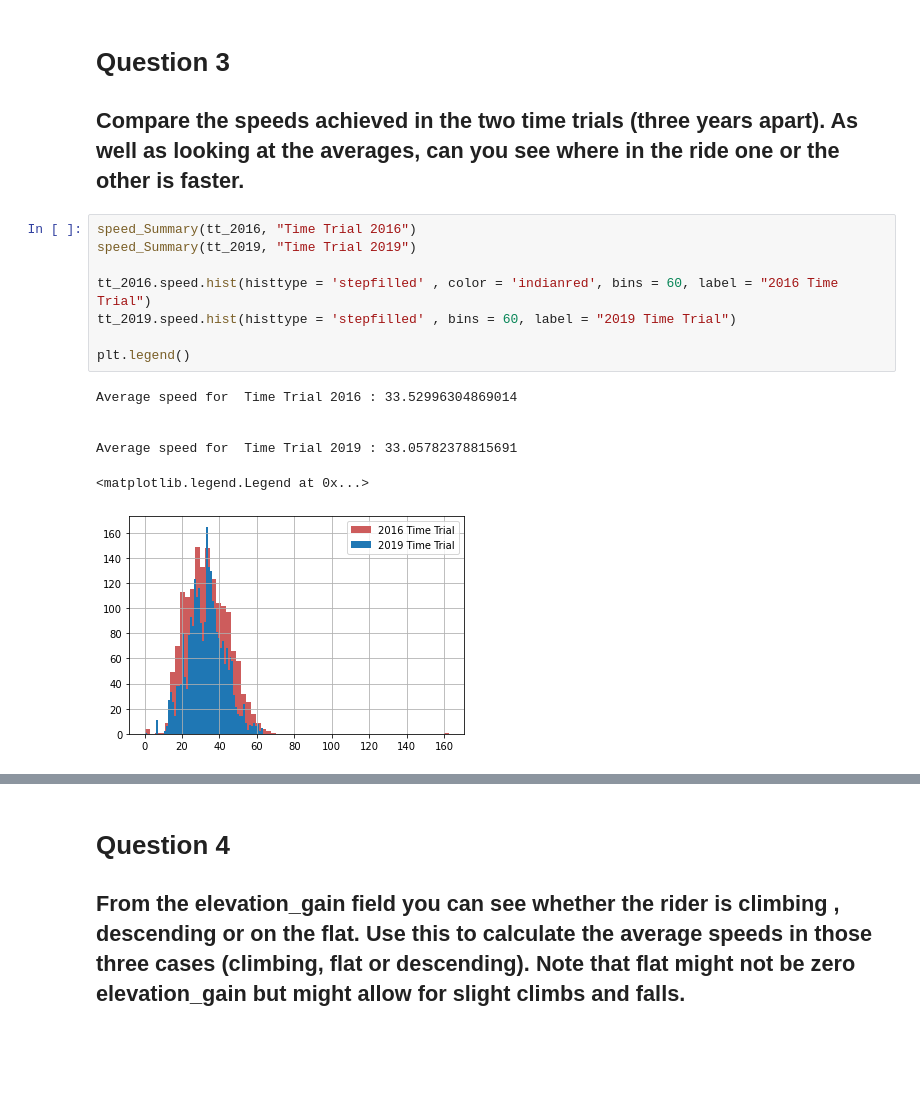
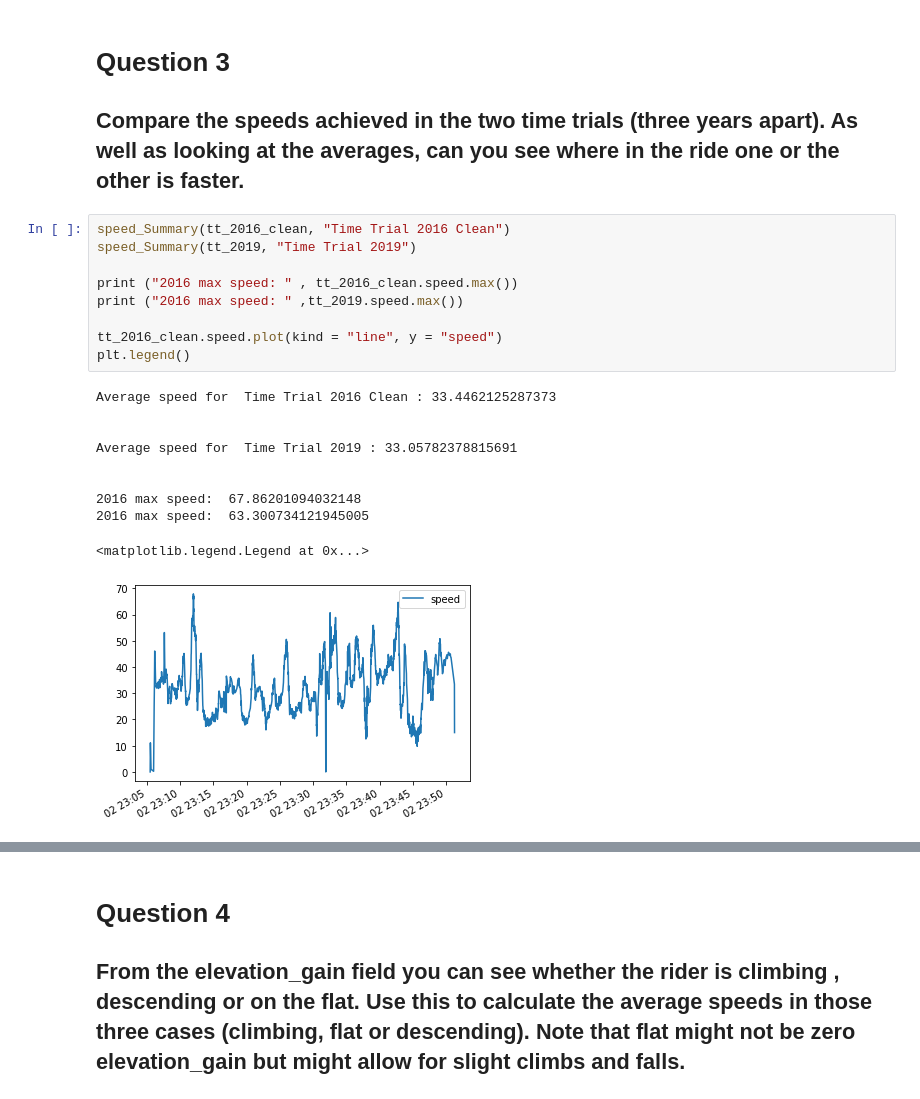
Before and after one commit to AmandaManadeniya/data-science-portfolio-2021, a Jupyter notebook: Portfolio 1.ipynb, the cells around one changed output, grey strips where cells are left out. Drawn from its saved outputs; the diff is of its cells as text; blank space fills up the shorter version.

```diff
--- a/Portfolio 1.ipynb
+++ b/Portfolio 1.ipynb
@@ -137,18 +196,23 @@ Average Time Trial speed : 33.29389341842352
 # Question 3
 
 ## Compare the speeds achieved in the two time trials (three years apart). As well as looking at the averages, can you see where in the ride one or the other is faster.
-# %%
-speed_Summary(tt_2016, "Time Trial 2016")
-speed_Summary(tt_2019, "Time Trial 2019")
-
-tt_2016.speed.hist(histtype = 'stepfilled' , color = 'indianred', bins = 60, label = "2016 Time Trial")
-tt_2019.speed.hist(histtype = 'stepfilled' , bins = 60, label = "2019 Time Trial")
-
-plt.legend()
-# %% [output]
-Average speed for  Time Trial 2016 : 33.52996304869014
-
-
-Average speed for  Time Trial 2019 : 33.05782378815691
-<matplotlib.legend.Legend at 0x...>
-[figure, removed]
+# %%
+speed_Summary(tt_2016_clean, "Time Trial 2016 Clean")
+speed_Summary(tt_2019, "Time Trial 2019")
+
+print ("2016 max speed: " , tt_2016_clean.speed.max())
+print ("2016 max speed: " ,tt_2019.speed.max())
+
+tt_2016_clean.speed.plot(kind = "line", y = "speed")
+plt.legend()
+# %% [output]
+Average speed for  Time Trial 2016 Clean : 33.4462125287373
+
+
+Average speed for  Time Trial 2019 : 33.05782378815691
+
+
+2016 max speed:  67.86201094032148
+2016 max speed:  63.300734121945005
+<matplotlib.legend.Legend at 0x...>
+[figure, added]
```
Also changed, not shown: parts of 14 cells of this notebook.
